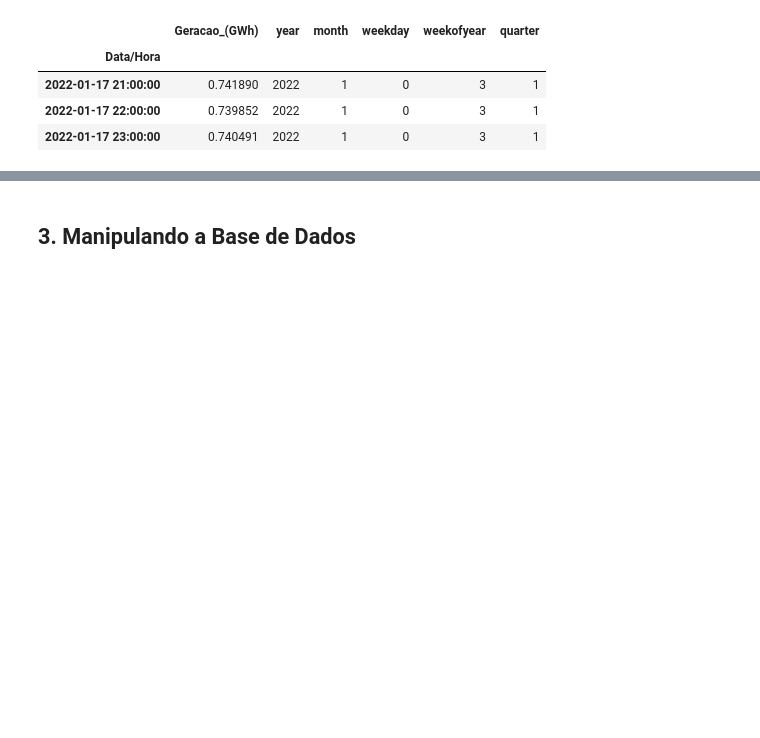
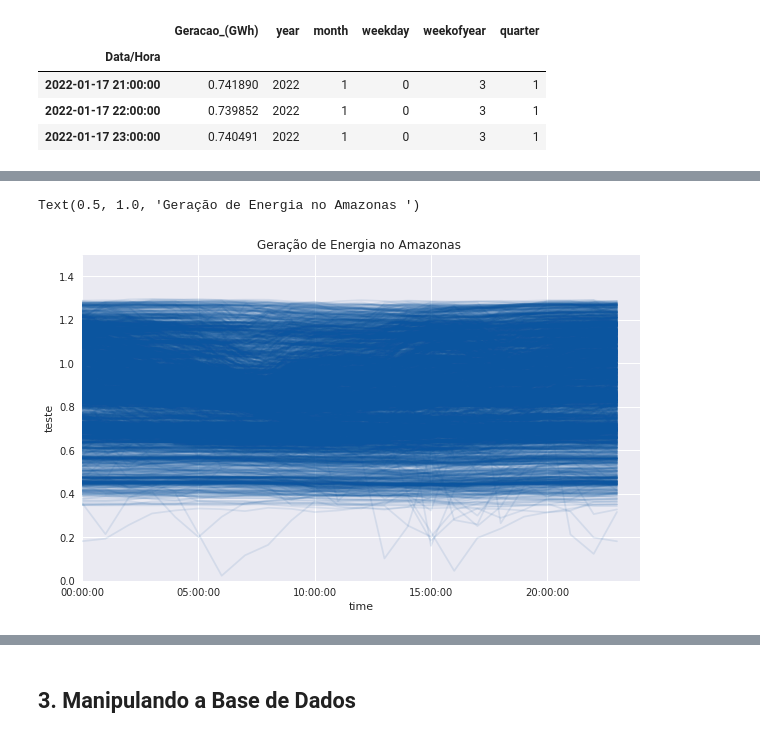
Before and after one commit to Leonardorochagit/Geracao_Energia, a Jupyter notebook: Previsao_GeracaoEnergia_AM.ipynb, the cells around one changed output, grey strips where cells are left out. Saved outputs shown, nothing was run; the diff lists cells and outputs as text; code cells hidden in the pictures; blank space fills up the shorter version.

```diff
--- a/Previsao_GeracaoEnergia_AM.ipynb
+++ b/Previsao_GeracaoEnergia_AM.ipynb
@@ -219,0 +312,3 @@ df.tail(3)
+# %%
+df8=df.copy()
+df8.head()
@@ -219,0 +323,4 @@ df.tail(3)
+# %%
+df8['date']=df8.index.normalize()
+df8['time']=df8.index.time.astype(str)
+df8
@@ -219,0 +364,3 @@ df.tail(3)
+# %%
+df_pivot=df8.pivot(index='date', columns ='time', values='Geracao_(GWh)')
+df_pivot
@@ -219,0 +382,10 @@ df.tail(3)
+# %%
+fig, ax = plt.subplots(1,1,figsize=(10,6))
+df_pivot.T.plot(ax=ax, color='C0', alpha=0.1, legend=False) # alpha=0.1,
+ax.set_xlim([0,24])
+ax.set_ylim(0,1.5)
+ax.set_ylabel('teste') #$"C$
+ax.set_title('Geração de Energia no Amazonas ')#$ (df):
+# %% [output]
+Text(0.5, 1.0, 'Geração de Energia no Amazonas ')
+[figure, added]
```
Also changed, not shown: parts of 59 cells of this notebook.
